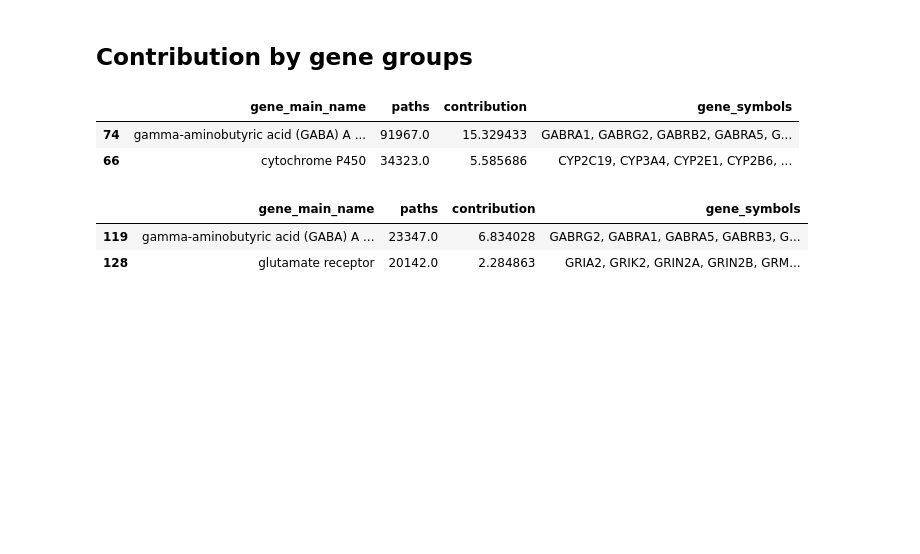
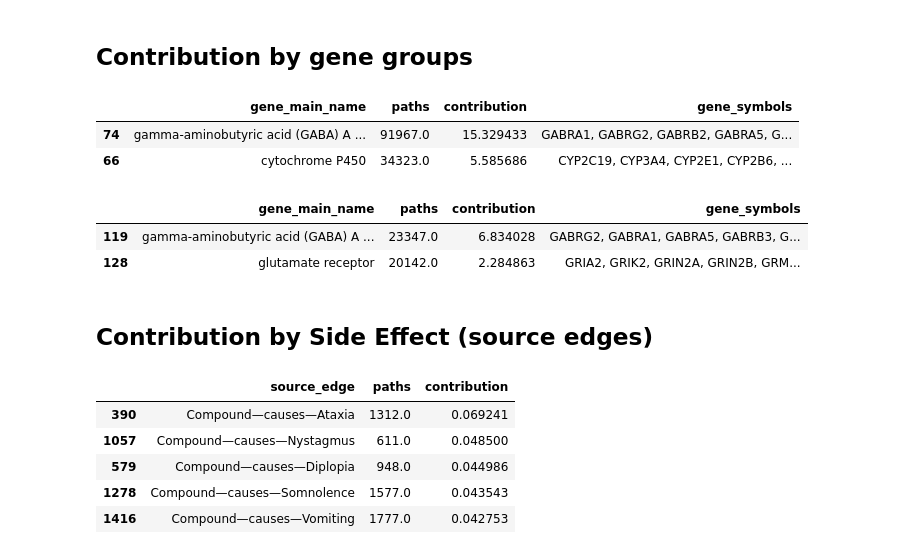
Before and after one commit to dhimmel/rephetio, a Jupyter notebook: epilepsy/3.contribution.ipynb, the cells around one changed output. Drawn from its saved outputs; the diff is of its cells as text; code cells hidden in the pictures; blank space fills up the shorter version.

```diff
--- a/epilepsy/3.contribution.ipynb
+++ b/epilepsy/3.contribution.ipynb
@@ -202,3 +270,15 @@ target_bind_df.head(2)
 |  | gene_main_name | paths | contribution | gene_symbols |
 | 119 | gamma-aminobutyric acid (GABA) A ... | 23347.0 | 6.834028 | GABRG2, GABRA1, GABRA5, GABRB3, G... |
 | 128 | glutamate receptor | 20142.0 | 2.284863 | GRIA2, GRIK2, GRIN2A, GRIN2B, GRM... |
+# %% [markdown]
+## Contribution by Side Effect (source edges)
+# %%
+side_effect_df = source_df[source_df.source_edge.str.contains('Compound—causes—')]
+side_effect_df.head()
+# %% [output]
+|  | source_edge | paths | contribution |
+| 390 | Compound—causes—Ataxia | 1312.0 | 0.069241 |
+| 1057 | Compound—causes—Nystagmus | 611.0 | 0.048500 |
+| 579 | Compound—causes—Diplopia | 948.0 | 0.044986 |
+| 1278 | Compound—causes—Somnolence | 1577.0 | 0.043543 |
+| 1416 | Compound—causes—Vomiting | 1777.0 | 0.042753 |
```
Also changed, not shown: parts of 8 cells of this notebook, 2 other files.
